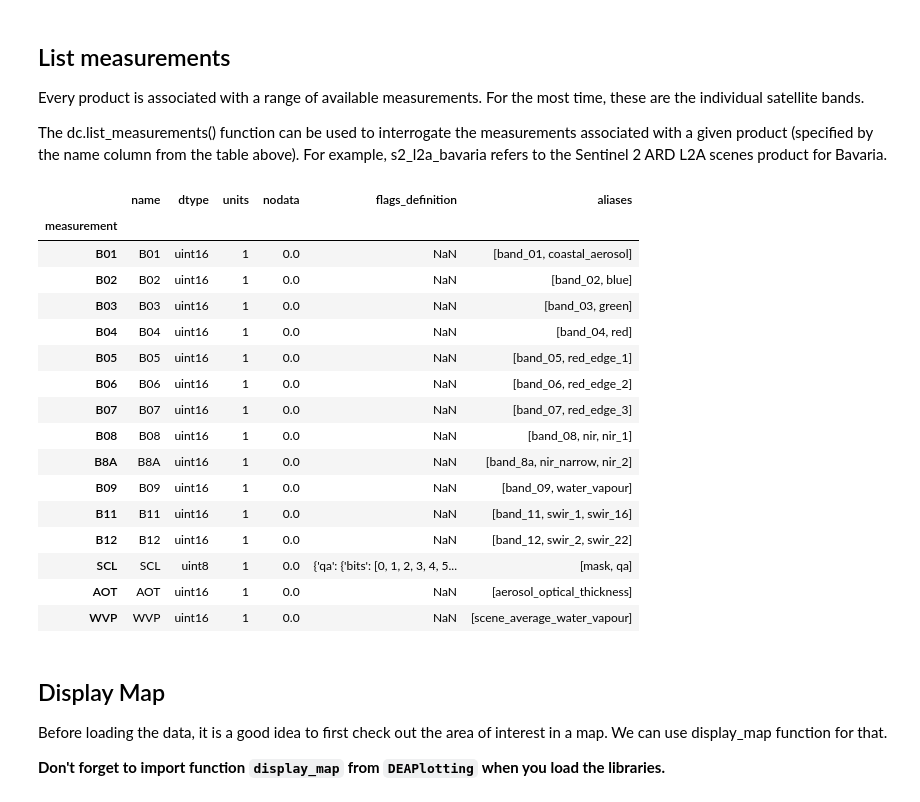
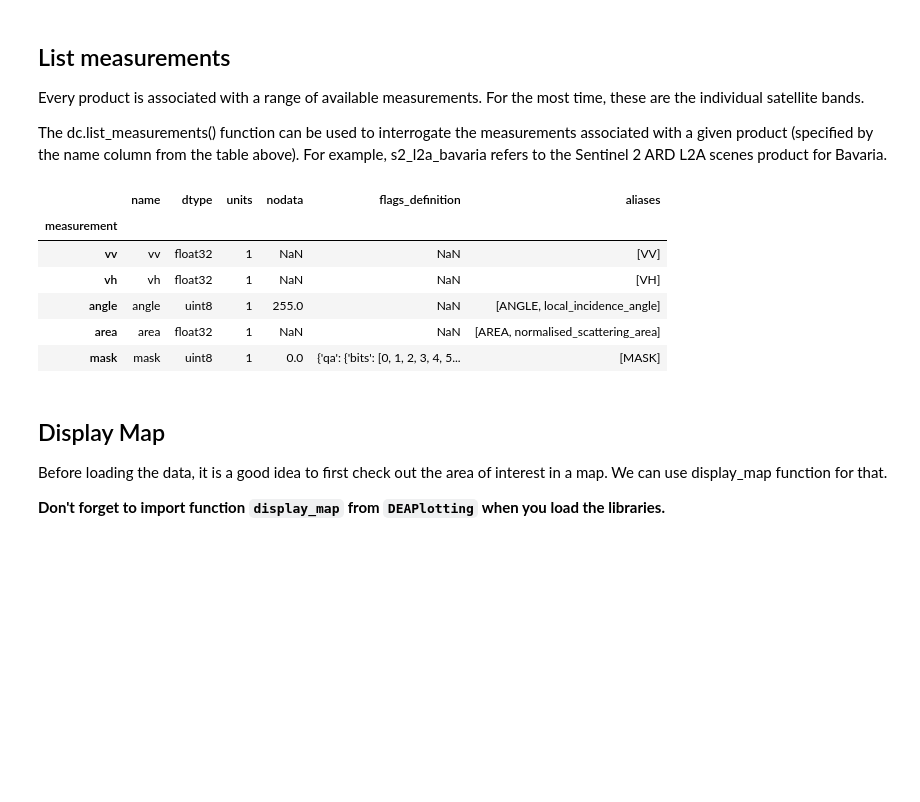
Before and after one commit to eo2cube/saldi_workshop, a Jupyter notebook: get_started/notebooks/03_data_lookup_and_loading.ipynb, the cells around one changed output. Cells and saved outputs as stored; diff of their text form; code cells hidden in the pictures; blank space fills up the shorter version.

```diff
--- a/get_started/notebooks/03_data_lookup_and_loading.ipynb
+++ b/get_started/notebooks/03_data_lookup_and_loading.ipynb
@@ -78,27 +68,17 @@ Every product is associated with a range of available measurements. For the most
 
 The dc.list_measurements() function can be used to interrogate the measurements associated with a given product (specified by the name column from the table above). For example, s2_l2a_bavaria refers to the Sentinel 2 ARD L2A scenes product for Bavaria.
 # %%
-product = "s2_l2a"
+product = "s1_rtc"
 measurements = dc.list_measurements()
 measurements.loc[product]
 # %% [output]
 |  | name | dtype | units | nodata | flags_definition | aliases |
 | measurement |  |  |  |  |  |  |
-| B01 | B01 | uint16 | 1 | 0.0 | NaN | [band_01, coastal_aerosol] |
-| B02 | B02 | uint16 | 1 | 0.0 | NaN | [band_02, blue] |
-| B03 | B03 | uint16 | 1 | 0.0 | NaN | [band_03, green] |
-| B04 | B04 | uint16 | 1 | 0.0 | NaN | [band_04, red] |
-| B05 | B05 | uint16 | 1 | 0.0 | NaN | [band_05, red_edge_1] |
-| B06 | B06 | uint16 | 1 | 0.0 | NaN | [band_06, red_edge_2] |
-| B07 | B07 | uint16 | 1 | 0.0 | NaN | [band_07, red_edge_3] |
-| B08 | B08 | uint16 | 1 | 0.0 | NaN | [band_08, nir, nir_1] |
-| B8A | B8A | uint16 | 1 | 0.0 | NaN | [band_8a, nir_narrow, nir_2] |
-| B09 | B09 | uint16 | 1 | 0.0 | NaN | [band_09, water_vapour] |
-| B11 | B11 | uint16 | 1 | 0.0 | NaN | [band_11, swir_1, swir_16] |
-| B12 | B12 | uint16 | 1 | 0.0 | NaN | [band_12, swir_2, swir_22] |
-| SCL | SCL | uint8 | 1 | 0.0 | {'qa': {'bits': [0, 1, 2, 3, 4, 5... | [mask, qa] |
-| AOT | AOT | uint16 | 1 | 0.0 | NaN | [aerosol_optical_thickness] |
-| WVP | WVP | uint16 | 1 | 0.0 | NaN | [scene_average_water_vapour] |
+| vv | vv | float32 | 1 | NaN | NaN | [VV] |
+| vh | vh | float32 | 1 | NaN | NaN | [VH] |
+| angle | angle | uint8 | 1 | 255.0 | NaN | [ANGLE, local_incidence_angle] |
+| area | area | float32 | 1 | NaN | NaN | [AREA, normalised_scattering_area] |
+| mask | mask | uint8 | 1 | 0.0 | {'qa': {'bits': [0, 1, 2, 3, 4, 5... | [MASK] |
 # %% [markdown]
 ## Display Map
 Before loading the data, it is a good idea to first check out the area of interest in a map. We can use display_map function for that.
```
Also changed, not shown: parts of 9 cells of this notebook, 37 other files.
